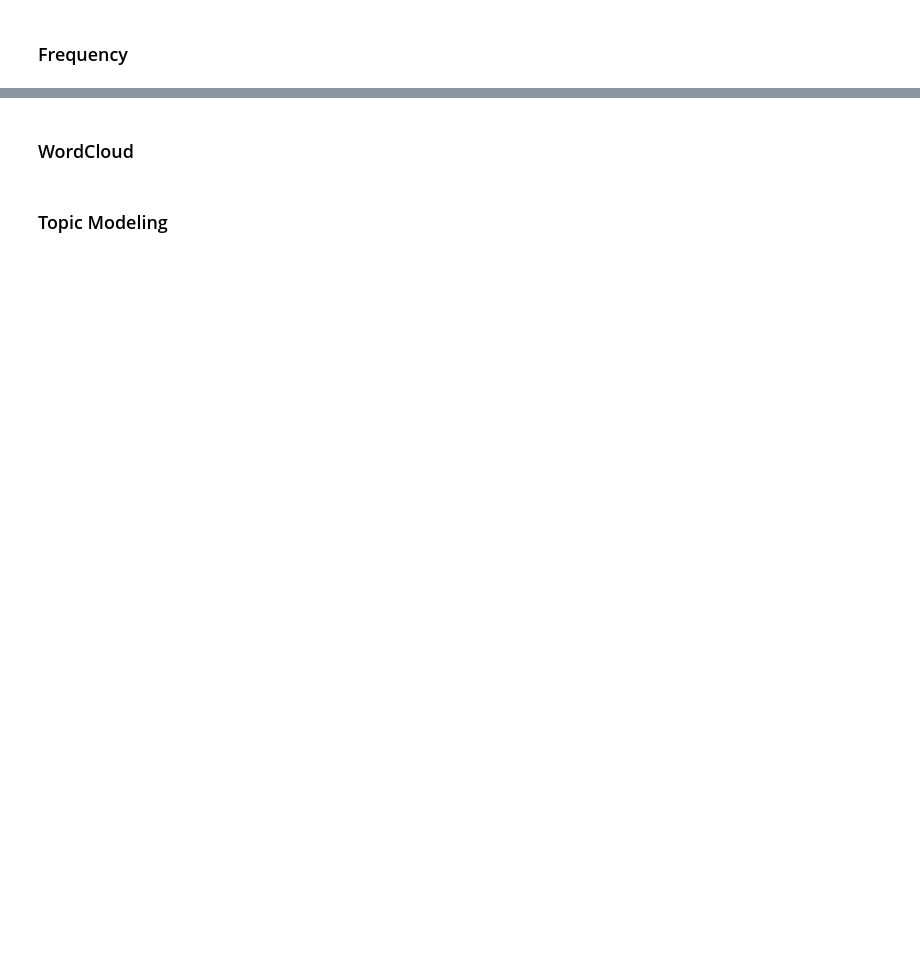
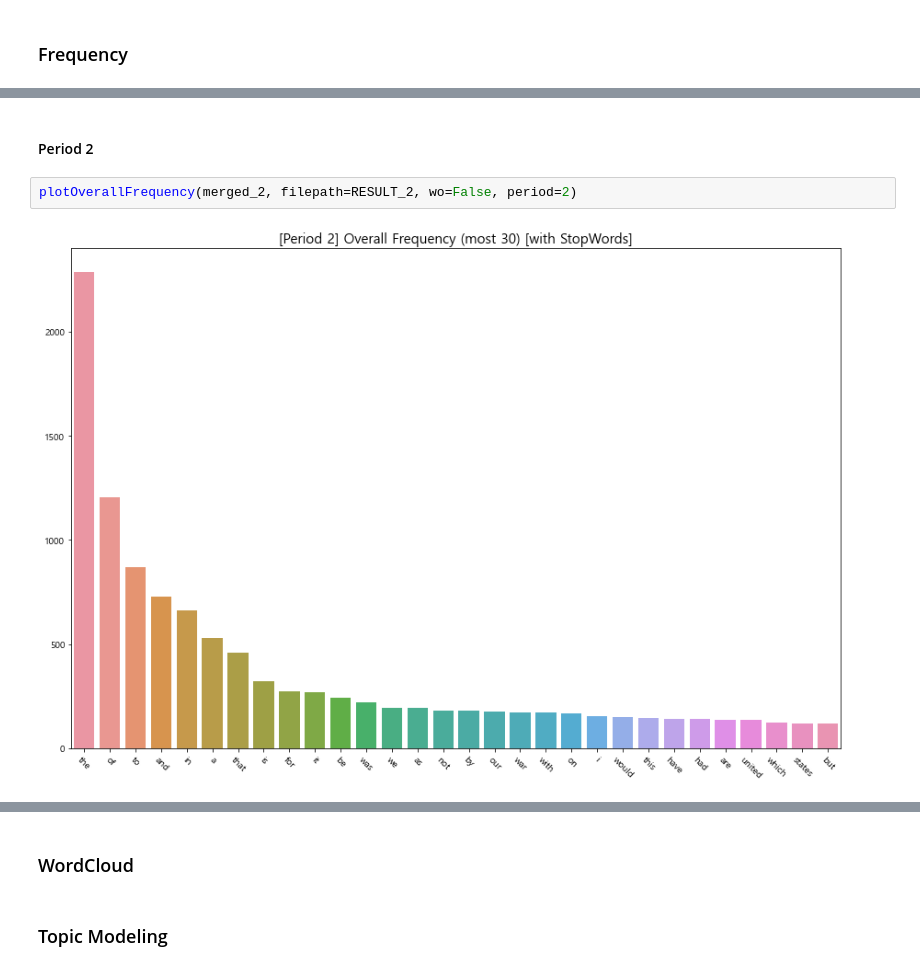
Before and after one commit to MartinusChoi/Text-Mining-Project, a Jupyter notebook: 3-Period-ST-Analysis.ipynb, the cells around one changed output, grey strips where cells are left out. Saved outputs shown, nothing was run; the diff lists cells and outputs as text; blank space fills up the shorter version.

```diff
--- a/3-Period-ST-Analysis.ipynb
+++ b/3-Period-ST-Analysis.ipynb
@@ -117,0 +122,6 @@ def tagging(tokenized):
+# %% [markdown]
+#### Period 2
+# %%
+plotOverallFrequency(merged_2, filepath=RESULT_2, wo=False, period=2)
+# %% [output]
+[figure, added]
```
Also changed, not shown: parts of 22 cells of this notebook, 56 other files.
